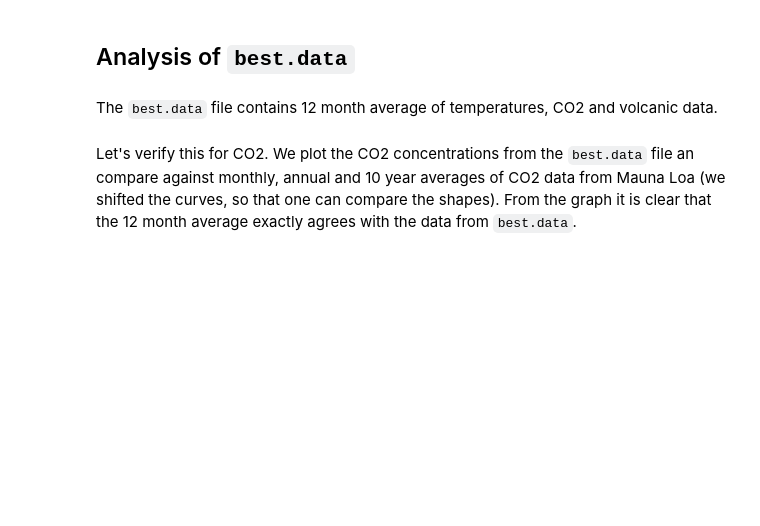
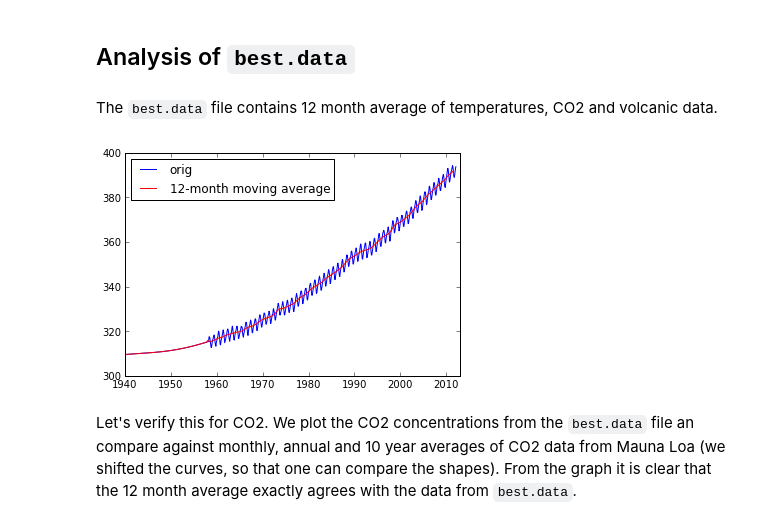
Before and after one commit to certik/climate, a Jupyter notebook: Berkeley fit.ipynb, the cells around one changed output. Saved outputs shown, nothing was run; the diff lists cells and outputs as text; code cells hidden in the pictures; blank space fills up the shorter version.

```diff
--- a/Berkeley fit.ipynb
+++ b/Berkeley fit.ipynb
@@ -89,6 +89,19 @@ log_CO2 = D[:, 1]
 volcanic = D[:, 2]
 temp = D[:, 3]
 unc = D[:, 4]
+# %%
+D = loadtxt("data/berkeley_co2.txt")
+years_ = D[:, 0]
+CO2_ = D[:, 1]
+# %%
+plot(years_, CO2_, label="orig")
+# TODO: fix the last point (which is wrong)
+plot(years_, month_to_year(CO2_), "r-", label="12-month moving average")
+xlim([1940, 2013])
+ylim([300, 400])
+legend(loc="upper left");
+# %% [output]
+[figure, added]
 # %% [markdown]
 Let's verify this for CO2. We plot the CO2 concentrations
 from the `best.data` file an compare against monthly, annual and 10 year averages of CO2 data from Mauna Loa (we shifted the curves, so that one can compare the shapes).
```
